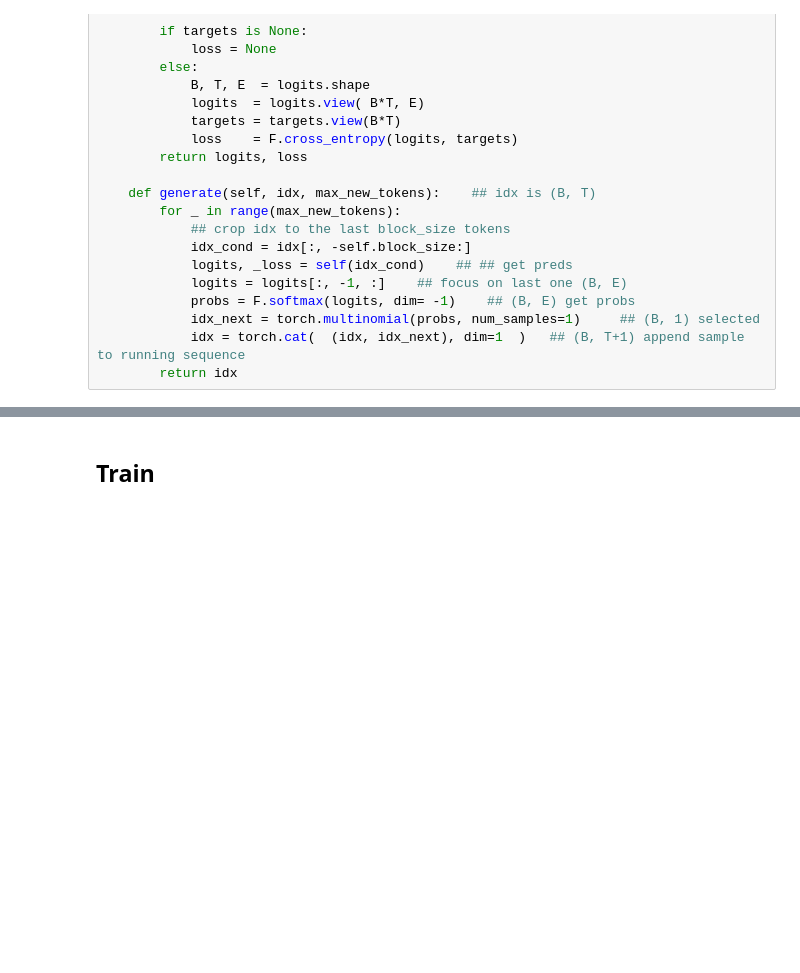
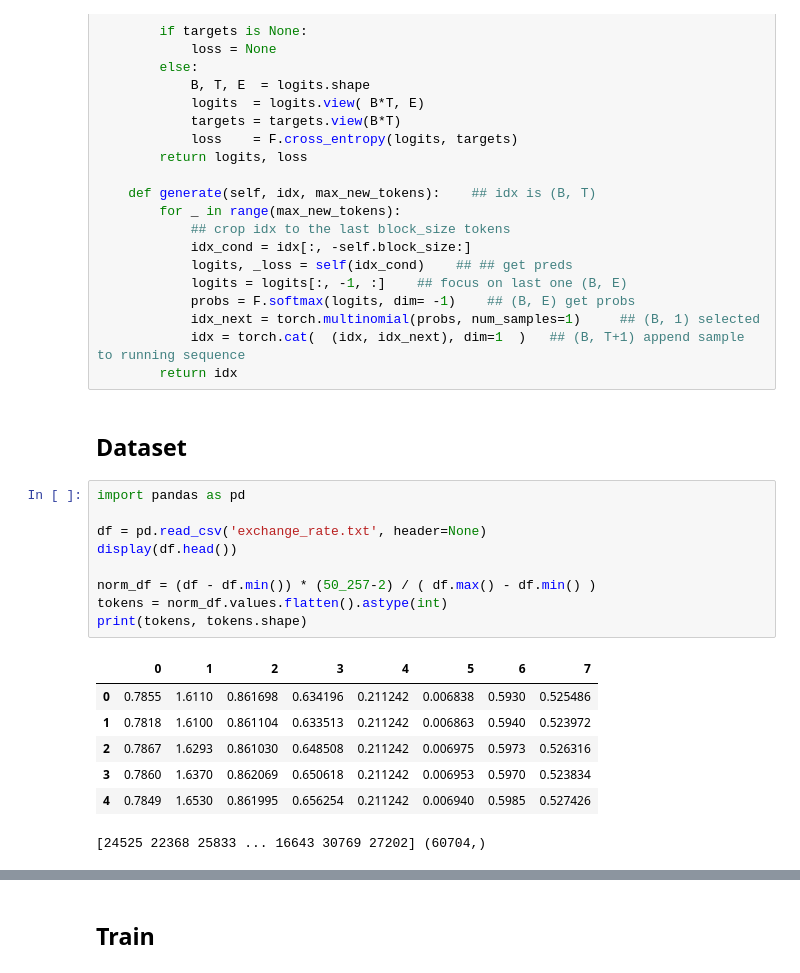
Before and after one commit to JoeyShapiro/GPT-Scratch-TimeSeries, a Jupyter notebook: gpt-timeseries.ipynb, the cells around one changed output, grey strips where cells are left out. Saved outputs shown, nothing was run; the diff lists cells and outputs as text; blank space fills up the shorter version.

```diff
--- a/gpt-timeseries.ipynb
+++ b/gpt-timeseries.ipynb
@@ -162,3 +167,22 @@ class GPTModel(nn.Module):
             idx_next = torch.multinomial(probs, num_samples=1)     ## (B, 1) selected
             idx = torch.cat(  (idx, idx_next), dim=1  )   ## (B, T+1) append sample to running sequence
         return idx
+# %% [markdown]
+## Dataset
+# %%
+import pandas as pd
+
+df = pd.read_csv('exchange_rate.txt', header=None)
+display(df.head())
+
+norm_df = (df - df.min()) * (50_257-2) / ( df.max() - df.min() )
+tokens = norm_df.values.flatten().astype(int)
+print(tokens, tokens.shape)
+# %% [output]
+|  | 0 | 1 | 2 | 3 | 4 | 5 | 6 | 7 |
+| 0 | 0.7855 | 1.6110 | 0.861698 | 0.634196 | 0.211242 | 0.006838 | 0.5930 | 0.525486 |
+| 1 | 0.7818 | 1.6100 | 0.861104 | 0.633513 | 0.211242 | 0.006863 | 0.5940 | 0.523972 |
+| 2 | 0.7867 | 1.6293 | 0.861030 | 0.648508 | 0.211242 | 0.006975 | 0.5973 | 0.526316 |
+| 3 | 0.7860 | 1.6370 | 0.862069 | 0.650618 | 0.211242 | 0.006953 | 0.5970 | 0.523834 |
+| 4 | 0.7849 | 1.6530 | 0.861995 | 0.656254 | 0.211242 | 0.006940 | 0.5985 | 0.527426 |
+[24525 22368 25833 ... 16643 30769 27202] (60704,)
```
Also changed, not shown: parts of 6 cells of this notebook, 1 other file.
